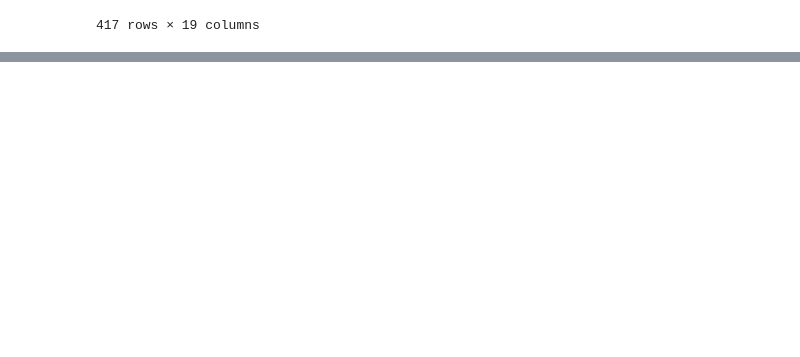
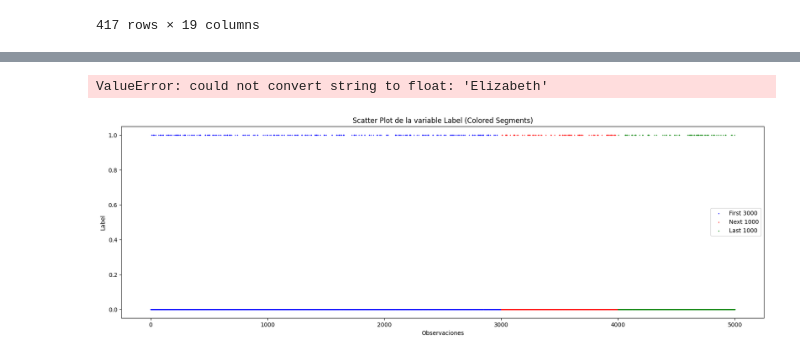
Before and after one commit to albertofalco/ENAP, a Jupyter notebook: 2025_01/main/main.ipynb, the cells around one changed output, grey strips where cells are left out. Cells and saved outputs as stored; diff of their text form; code cells hidden in the pictures; blank space fills up the shorter version.

```diff
--- a/2025_01/main/main.ipynb
+++ b/2025_01/main/main.ipynb
@@ -65,0 +253,9 @@ dtype: object
+# %%
+from sklearn.tree import DecisionTreeClassifier
+from sklearn.metrics import accuracy_score, precision_score, recall_score, f1_score
+
+
+clf = DecisionTreeClassifier(random_state=42)
+clf.fit(X=X_train, y=y_train)
+# %% [output]
+ValueError: could not convert string to float: 'Elizabeth'
@@ -65,0 +264,19 @@ dtype: object
+# %%
+# División del set de datos en dos conjuntos: entrenamiento y prueba.
+# El set de entrenamiento tendrá
+
+plt.figure(figsize=(20, 6))
+
+# Scatter plot with different colors for different segments
+plt.scatter(range(3000), df['Label'][:3000], s=0.5, c='blue', label='First 3000')
+plt.scatter(range(3000, 4000), df['Label'][3000:4000], s=0.5, c='red', label='Next 1000')
+plt.scatter(range(4000, 5000), df['Label'][4000:], s=0.5, c='green', label='Last 1000')
+
+
+plt.xlabel('Observaciones')
+plt.ylabel('Label')
+plt.title('Scatter Plot de la variable Label (Colored Segments)')
+plt.legend() # Muestra la leyenda
+plt.show()
+# %% [output]
+[figure, added]
```
Also changed, not shown: parts of 20 cells of this notebook.
